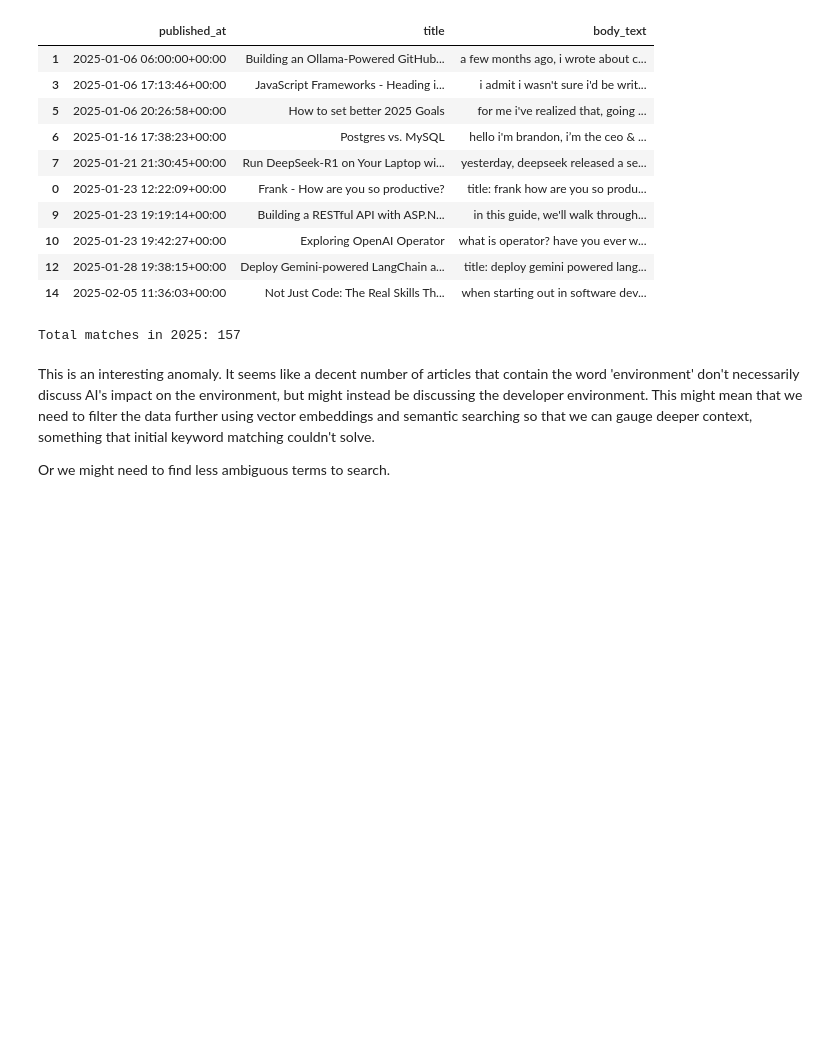
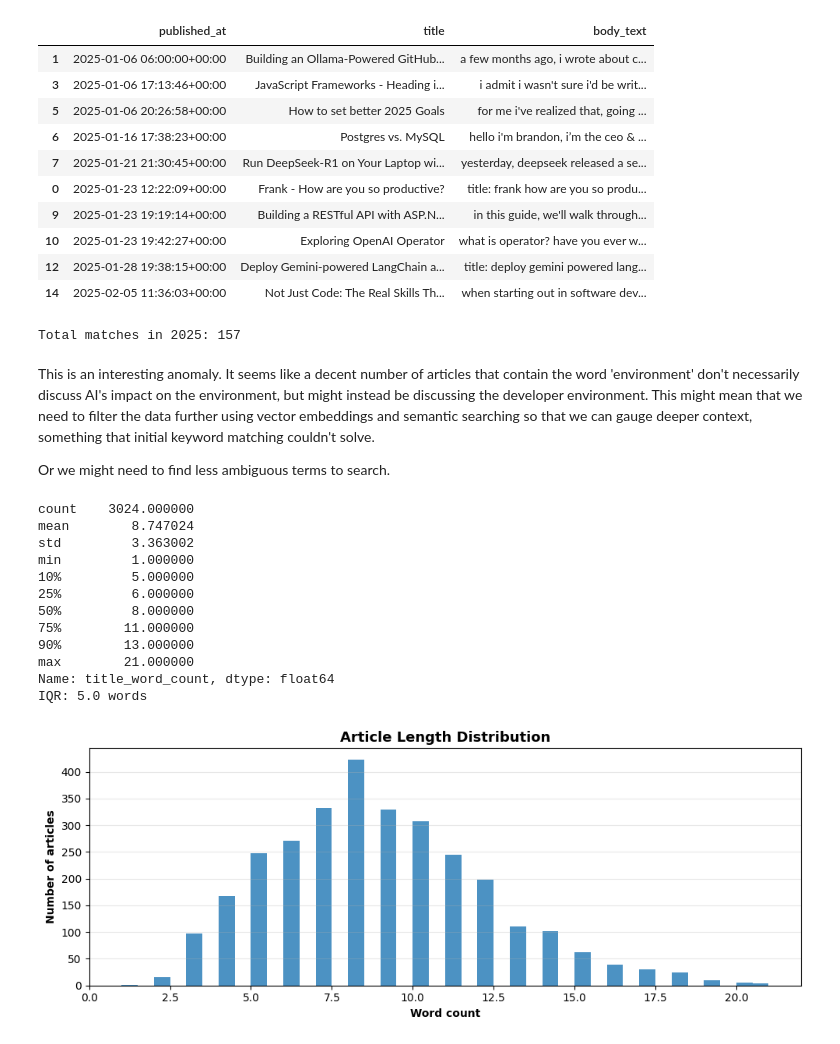
Before and after one commit to abbhinavsriram/CAP5771-abbhinav.sriram, a Jupyter notebook: dev_notebooks/dev_data_exploration.ipynb, the cells around one changed output. Saved outputs shown, nothing was run; the diff lists cells and outputs as text; code cells hidden in the pictures; blank space fills up the shorter version.

```diff
--- a/dev_notebooks/dev_data_exploration.ipynb
+++ b/dev_notebooks/dev_data_exploration.ipynb
@@ -339,3 +341,46 @@ Total matches in 2025: 157
 This is an interesting anomaly. It seems like a decent number of articles that contain the word 'environment' don't necessarily discuss AI's impact on the environment, but might instead be discussing the developer environment. This might mean that we need to filter the data further using vector embeddings and semantic searching so that we can gauge deeper context, something that initial keyword matching couldn't solve.
 
 Or we might need to find less ambiguous terms to search.
+# %%
+# Text length summary stats (word count)
+with sqlite3.connect(DB_PATH) as conn:
+    length_df = pd.read_sql_query(
+        """
+        SELECT title
+        FROM articles
+        WHERE title IS NOT NULL
+        """,
+        conn,
+    )
+
+length_df["title_word_count"] = length_df["title"].str.split().str.len()
+
+stats = length_df["title_word_count"].describe(percentiles=[0.1, 0.25, 0.5, 0.75, 0.9])
+print(stats)
+
+iqr = stats["75%"] - stats["25%"]
+print(f"IQR: {iqr:.1f} words")
+
+plt.figure(figsize=(10, 4))
+plt.hist(length_df["title_word_count"], bins=40, alpha=0.8)
+plt.title("Article Length Distribution", fontsize=13, fontweight="bold")
+plt.xlabel("Word count", fontweight="bold")
+plt.ylabel("Number of articles", fontweight="bold")
+plt.grid(True, alpha=0.3, axis="y")
+plt.tight_layout()
+plt.savefig("../images/title_word_count_hist.png", dpi=300, bbox_inches="tight")
+plt.show()
+# %% [output]
+count    3024.000000
+mean        8.747024
+std         3.363002
+min         1.000000
+10%         5.000000
+25%         6.000000
+50%         8.000000
+75%        11.000000
+90%        13.000000
+max        21.000000
+Name: title_word_count, dtype: float64
+IQR: 5.0 words
+[figure, added]
```
Also changed, not shown: parts of 2 cells of this notebook, 7 other files.
